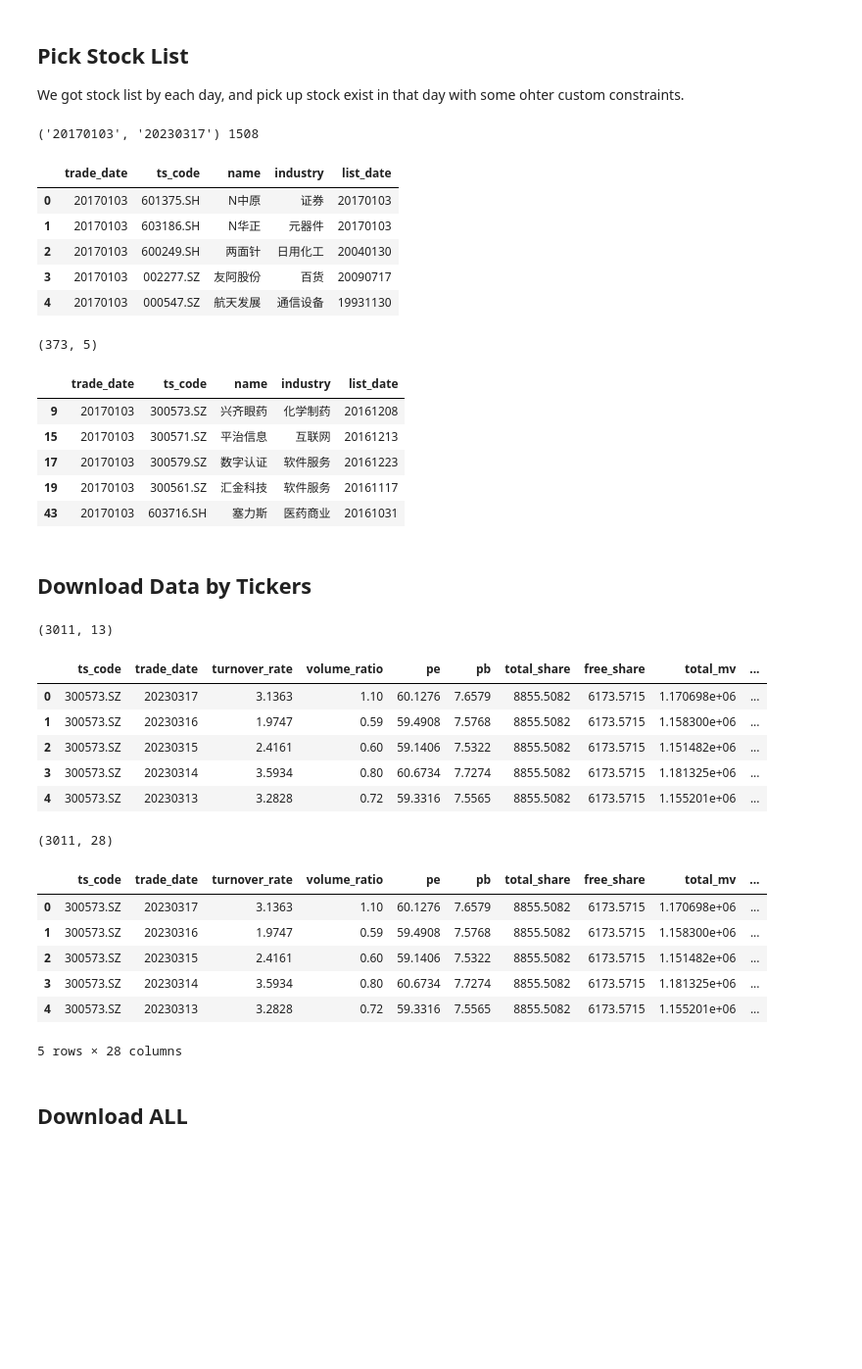
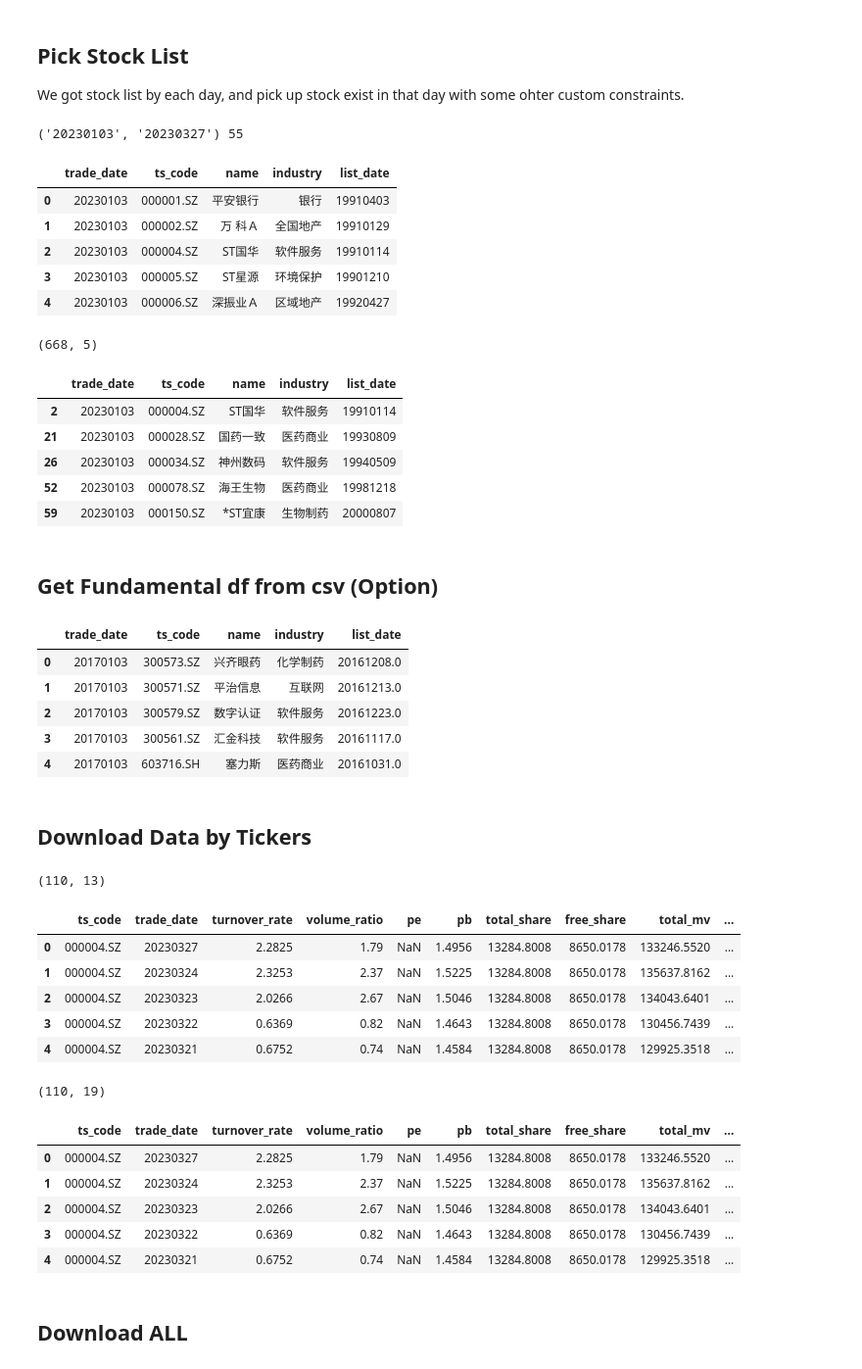
Before and after one commit to JiaRuiming-1/AI-Trading, a Jupyter notebook: P7_Backtesting/DownLoad_from_Tushare.ipynb, the cells around one changed output. Shown at 98% size. Cells and saved outputs as stored; diff of their text form; code cells hidden in the pictures; blank space fills up the shorter version.

```diff
--- a/P7_Backtesting/DownLoad_from_Tushare.ipynb
+++ b/P7_Backtesting/DownLoad_from_Tushare.ipynb
@@ -19,7 +19,7 @@ pro = ts.pro_api()
 We got stock list by each day, and pick up stock exist in that day with some ohter custom constraints.
 # %%
 # trade calendar
-start_date, end_date = '20170101' , '20230317'
+start_date, end_date = '20230101' , '20230327'
 calendar = pro.trade_cal(exchange='SSE', is_open='1',
                             start_date=start_date,
                             end_date=end_date,
@@ -27,7 +27,7 @@ calendar = pro.trade_cal(exchange='SSE', is_open='1',
 calendar = calendar.values.flatten()[::-1]
 print((calendar[0], calendar[-1]), len(calendar))
 # %% [output]
-('20170103', '20230317') 1508
+('20230103', '20230327') 55
 # %%
 # get stock list info
 def get_basic_from_Tushare(trade_date):
@@ -40,11 +40,11 @@ df = get_basic_from_Tushare(calendar[0])
 df.head()
 # %% [output]
 |  | trade_date | ts_code | name | industry | list_date |
-| 0 | 20170103 | 601375.SH | N中原 | 证券 | 20170103 |
-| 1 | 20170103 | 603186.SH | N华正 | 元器件 | 20170103 |
-| 2 | 20170103 | 600249.SH | 两面针 | 日用化工 | 20040130 |
-| 3 | 20170103 | 002277.SZ | 友阿股份 | 百货 | 20090717 |
-| 4 | 20170103 | 000547.SZ | 航天发展 | 通信设备 | 19931130 |
+| 0 | 20230103 | 000001.SZ | 平安银行 | 银行 | 19910403 |
+| 1 | 20230103 | 000002.SZ | 万 科Ａ | 全国地产 | 19910129 |
+| 2 | 20230103 | 000004.SZ | ST国华 | 软件服务 | 19910114 |
+| 3 | 20230103 | 000005.SZ | ST星源 | 环境保护 | 19901210 |
+| 4 | 20230103 | 000006.SZ | 深振业Ａ | 区域地产 | 19920427 |
 # %%
 # filter stock df
 my_indusry = {'医药商业':1,'中成药':2,'生物制药':3,'化学制药':4,'互联网':5,'软件服务':6}
@@ -59,13 +59,25 @@ df = filter_basic_stockDf(df)
 print(df.shape)
 df.head()
 # %% [output]
-(373, 5)
+(668, 5)
 |  | trade_date | ts_code | name | industry | list_date |
-| 9 | 20170103 | 300573.SZ | 兴齐眼药 | 化学制药 | 20161208 |
-| 15 | 20170103 | 300571.SZ | 平治信息 | 互联网 | 20161213 |
-| 17 | 20170103 | 300579.SZ | 数字认证 | 软件服务 | 20161223 |
-| 19 | 20170103 | 300561.SZ | 汇金科技 | 软件服务 | 20161117 |
-| 43 | 20170103 | 603716.SH | 塞力斯 | 医药商业 | 20161031 |
+| 2 | 20230103 | 000004.SZ | ST国华 | 软件服务 | 19910114 |
+| 21 | 20230103 | 000028.SZ | 国药一致 | 医药商业 | 19930809 |
+| 26 | 20230103 | 000034.SZ | 神州数码 | 软件服务 | 19940509 |
+| 52 | 20230103 | 000078.SZ | 海王生物 | 医药商业 | 19981218 |
+| 59 | 20230103 | 000150.SZ | *ST宜康 | 生物制药 | 20000807 |
+# %% [markdown]
+## Get Fundamental df from csv (Option)
+# %%
+fundamental_df = pd.read_csv('fundamental_20170405_20230317.csv').iloc[:,1:]
+fundamental_df.head()
+# %% [output]
+|  | trade_date | ts_code | name | industry | list_date |
+| 0 | 20170103 | 300573.SZ | 兴齐眼药 | 化学制药 | 20161208.0 |
+| 1 | 20170103 | 300571.SZ | 平治信息 | 互联网 | 20161213.0 |
+| 2 | 20170103 | 300579.SZ | 数字认证 | 软件服务 | 20161223.0 |
+| 3 | 20170103 | 300561.SZ | 汇金科技 | 软件服务 | 20161117.0 |
+| 4 | 20170103 | 603716.SH | 塞力斯 | 医药商业 | 20161031.0 |
 # %% [markdown]
 ## Download Data by Tickers
 # %%
@@ -93,43 +105,41 @@ df_20170103 = get_daydata_from_Tushare(df.iloc[:2,])
 print(df_20170103.shape)
 df_20170103.head()
 # %% [output]
-(3011, 13)
+(110, 13)
 |  | ts_code | trade_date | turnover_rate | volume_ratio | pe | pb | total_share | free_share | total_mv | ... |
-| 0 | 300573.SZ | 20230317 | 3.1363 | 1.10 | 60.1276 | 7.6579 | 8855.5082 | 6173.5715 | 1.170698e+06 | ... |
-| 1 | 300573.SZ | 20230316 | 1.9747 | 0.59 | 59.4908 | 7.5768 | 8855.5082 | 6173.5715 | 1.158300e+06 | ... |
-| 2 | 300573.SZ | 20230315 | 2.4161 | 0.60 | 59.1406 | 7.5322 | 8855.5082 | 6173.5715 | 1.151482e+06 | ... |
-| 3 | 300573.SZ | 20230314 | 3.5934 | 0.80 | 60.6734 | 7.7274 | 8855.5082 | 6173.5715 | 1.181325e+06 | ... |
-| 4 | 300573.SZ | 20230313 | 3.2828 | 0.72 | 59.3316 | 7.5565 | 8855.5082 | 6173.5715 | 1.155201e+06 | ... |
+| 0 | 000004.SZ | 20230327 | 2.2825 | 1.79 | NaN | 1.4956 | 13284.8008 | 8650.0178 | 133246.5520 | ... |
+| 1 | 000004.SZ | 20230324 | 2.3253 | 2.37 | NaN | 1.5225 | 13284.8008 | 8650.0178 | 135637.8162 | ... |
+| 2 | 000004.SZ | 20230323 | 2.0266 | 2.67 | NaN | 1.5046 | 13284.8008 | 8650.0178 | 134043.6401 | ... |
+| 3 | 000004.SZ | 20230322 | 0.6369 | 0.82 | NaN | 1.4643 | 13284.8008 | 8650.0178 | 130456.7439 | ... |
+| 4 | 000004.SZ | 20230321 | 0.6752 | 0.74 | NaN | 1.4584 | 13284.8008 | 8650.0178 | 129925.3518 | ... |
 # %%
 def get_dayIndicator_from_Tushare(fundamental_df):
 
     def get_daydata_by_ticker_(ts_code):
         # inidcator check: https://tushare.pro/document/2?doc_id=296
-        my_fields = 'ts_code,trade_date,close_qfq,open_qfq,high_qfq,low_qfq,pct_change,amount,adj_factor,\
-                macd,rsi_6,rsi_12,rsi_24,boll_upper,boll_mid,boll_lower,cci'
+        my_fields = 'ts_code,trade_date,close_qfq,open_qfq,high_qfq,low_qfq,amount,vol,cci'
         df = pro.stk_factor(ts_code=ts_code, start_date=calendar[0], end_date=calendar[-1], fields=my_fields)
         df.rename(columns = {'close_qfq':'close', 'open_qfq':'open', 'high_qfq':'high', 'low_qfq':'low'}, inplace = True)
         return df
 
     tickers = fundamental_df['ts_code'].values
     df = pd.DataFrame()
     for ts_code in tickers:
         ticker_df = get_daydata_by_ticker_(ts_code)
         df = df.append(ticker_df)
     return df
 
 df_20170103_ = get_dayIndicator_from_Tushare(df.iloc[:2,])
 df_20170103 = df_20170103.merge(df_20170103_, on=['trade_date','ts_code'], how='left')
 print(df_20170103.shape)
 df_20170103.head()
 # %% [output]
-(3011, 28)
+(110, 19)
 |  | ts_code | trade_date | turnover_rate | volume_ratio | pe | pb | total_share | free_share | total_mv | ... |
-| 0 | 300573.SZ | 20230317 | 3.1363 | 1.10 | 60.1276 | 7.6579 | 8855.5082 | 6173.5715 | 1.170698e+06 | ... |
-| 1 | 300573.SZ | 20230316 | 1.9747 | 0.59 | 59.4908 | 7.5768 | 8855.5082 | 6173.5715 | 1.158300e+06 | ... |
-| 2 | 300573.SZ | 20230315 | 2.4161 | 0.60 | 59.1406 | 7.5322 | 8855.5082 | 6173.5715 | 1.151482e+06 | ... |
-| 3 | 300573.SZ | 20230314 | 3.5934 | 0.80 | 60.6734 | 7.7274 | 8855.5082 | 6173.5715 | 1.181325e+06 | ... |
-| 4 | 300573.SZ | 20230313 | 3.2828 | 0.72 | 59.3316 | 7.5565 | 8855.5082 | 6173.5715 | 1.155201e+06 | ... |
+| 0 | 000004.SZ | 20230327 | 2.2825 | 1.79 | NaN | 1.4956 | 13284.8008 | 8650.0178 | 133246.5520 | ... |
+| 1 | 000004.SZ | 20230324 | 2.3253 | 2.37 | NaN | 1.5225 | 13284.8008 | 8650.0178 | 135637.8162 | ... |
+| 2 | 000004.SZ | 20230323 | 2.0266 | 2.67 | NaN | 1.5046 | 13284.8008 | 8650.0178 | 134043.6401 | ... |
+| 3 | 000004.SZ | 20230322 | 0.6369 | 0.82 | NaN | 1.4643 | 13284.8008 | 8650.0178 | 130456.7439 | ... |
+| 4 | 000004.SZ | 20230321 | 0.6752 | 0.74 | NaN | 1.4584 | 13284.8008 | 8650.0178 | 129925.3518 | ... |
-5 rows × 28 columns
 # %% [markdown]
 ## Download ALL
```
Also changed, not shown: parts of 17 cells of this notebook.
